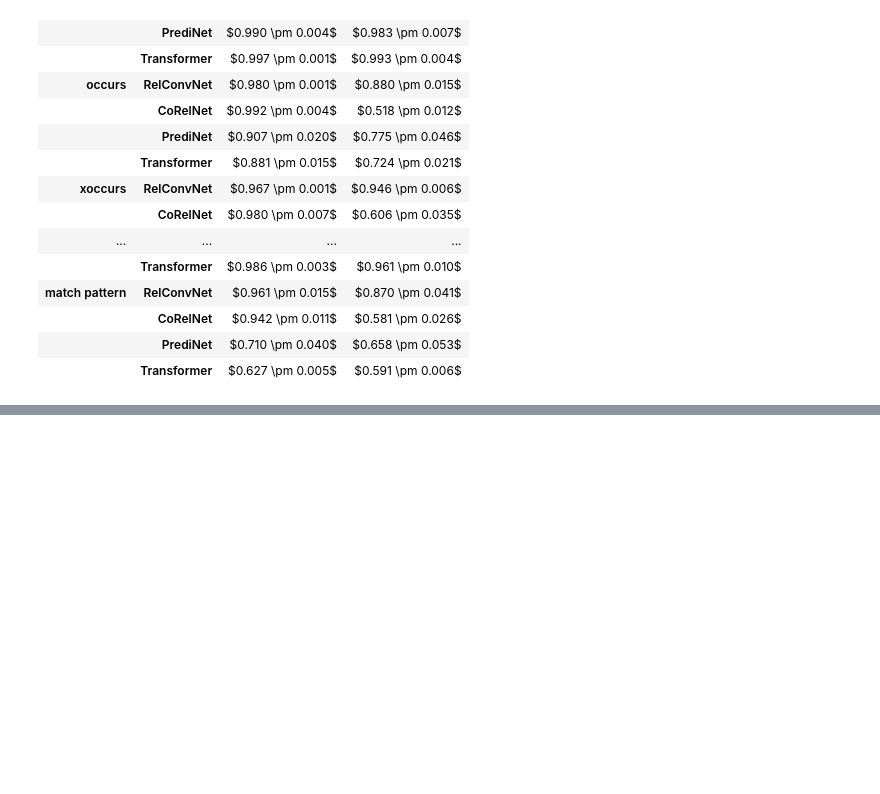
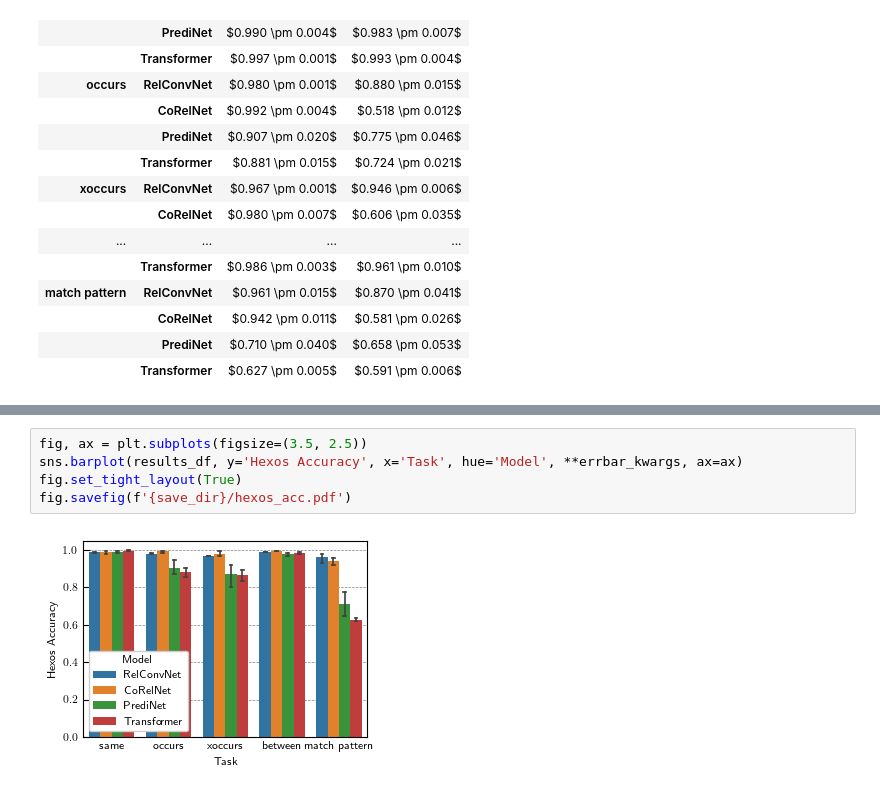
Before and after one commit to Awni00/relational-convolutions, a Jupyter notebook: paper_figures/generate_figures_tables.ipynb, the cells around one changed output, grey strips where cells are left out. Drawn from its saved outputs; the diff is of its cells as text; blank space fills up the shorter version.

```diff
--- a/paper_figures/generate_figures_tables.ipynb
+++ b/paper_figures/generate_figures_tables.ipynb
@@ -251,0 +294,7 @@ with open(latex_table_file, 'w') as f:
+# %%
+fig, ax = plt.subplots(figsize=(3.5, 2.5))
+sns.barplot(results_df, y='Hexos Accuracy', x='Task', hue='Model', **errbar_kwargs, ax=ax)
+fig.set_tight_layout(True)
+fig.savefig(f'{save_dir}/hexos_acc.pdf')
+# %% [output]
+[figure, added]
```
Also changed, not shown: parts of 18 cells of this notebook.
